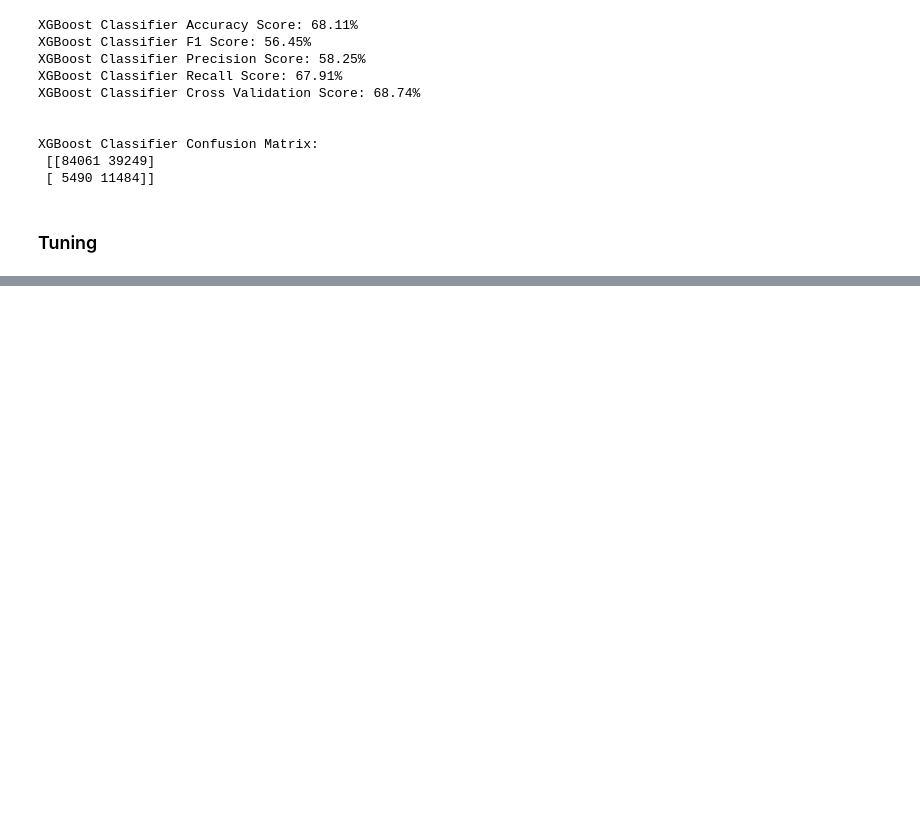
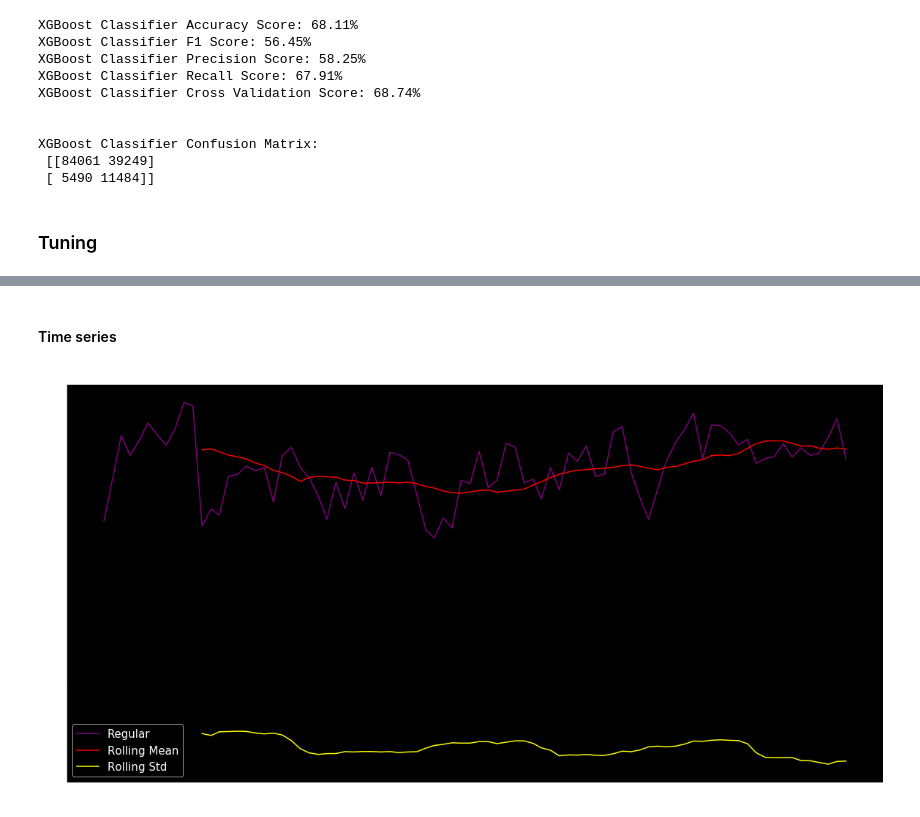
Before and after one commit to GenTaylor/Traffic-Accident-Analysis, a Jupyter notebook: uk-road-safety-accidents-and-vehicles.ipynb, the cells around one changed output, grey strips where cells are left out. Saved outputs shown, nothing was run; the diff lists cells and outputs as text; code cells hidden in the pictures; blank space fills up the shorter version.

```diff
--- a/uk-road-safety-accidents-and-vehicles.ipynb
+++ b/uk-road-safety-accidents-and-vehicles.ipynb
@@ -2930,0 +3029,23 @@ print("Random Forest Classifier Confusion Matrix:\n", confusion_matrix(y_test,pr
+# %% [markdown]
+#### Time series
+# %%
+dftime=df
+dftime['accident_index']=dftime.index
+# %%
+dftime.index=dftime['date']
+# %%
+monthly_count = dftime.accident_index.resample('M').count()
+# %%
+mov_mean = monthly_count.rolling(window=12).mean()
+mov_std = monthly_count.rolling(window=12).std()
+# %%
+plt.figure(figsize=(20, 10))
+main = plt.plot(monthly_count, color='purple', label='Regular')
+rmean = plt.plot(mov_mean, color='red', label='Rolling Mean')
+rstd = plt.plot(mov_std, color='yellow', label='Rolling Std')
+
+plt.legend(fontsize='15',loc='best')
+plt.title('Rolling Mean & Standard Deviation')
+plt.show()
+# %% [output]
+[figure, added]
```
Also changed, not shown: parts of 13 cells of this notebook, 2 other files.
